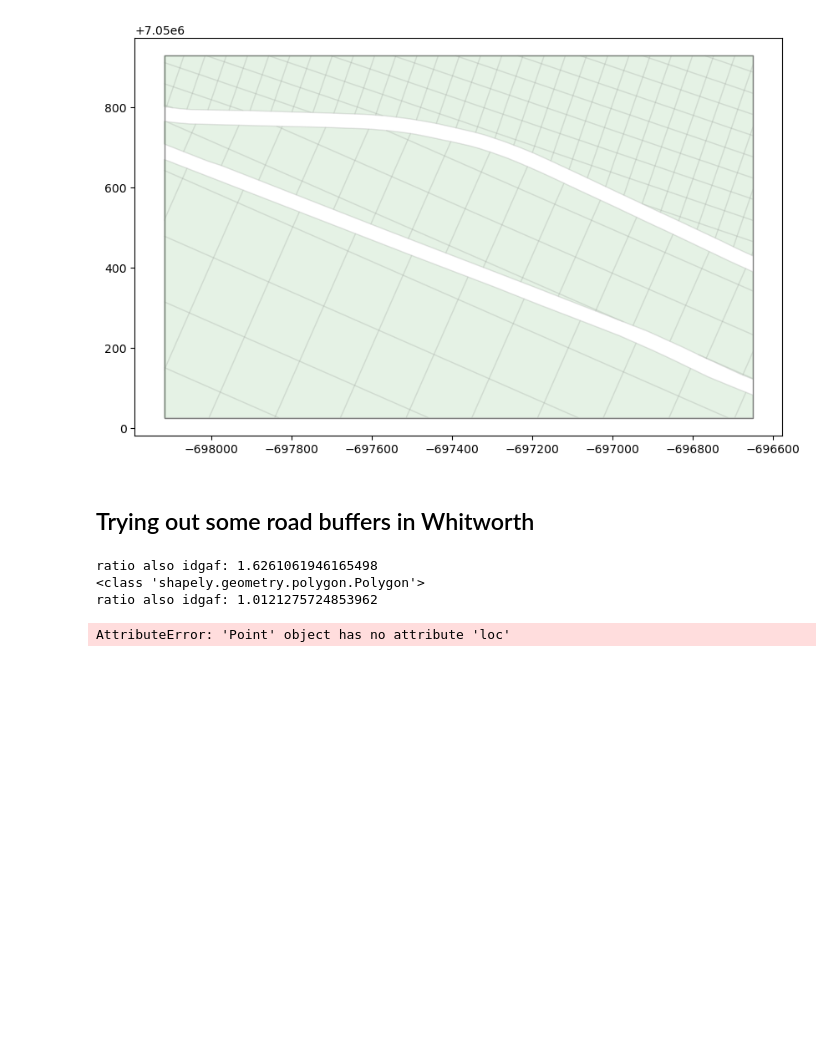
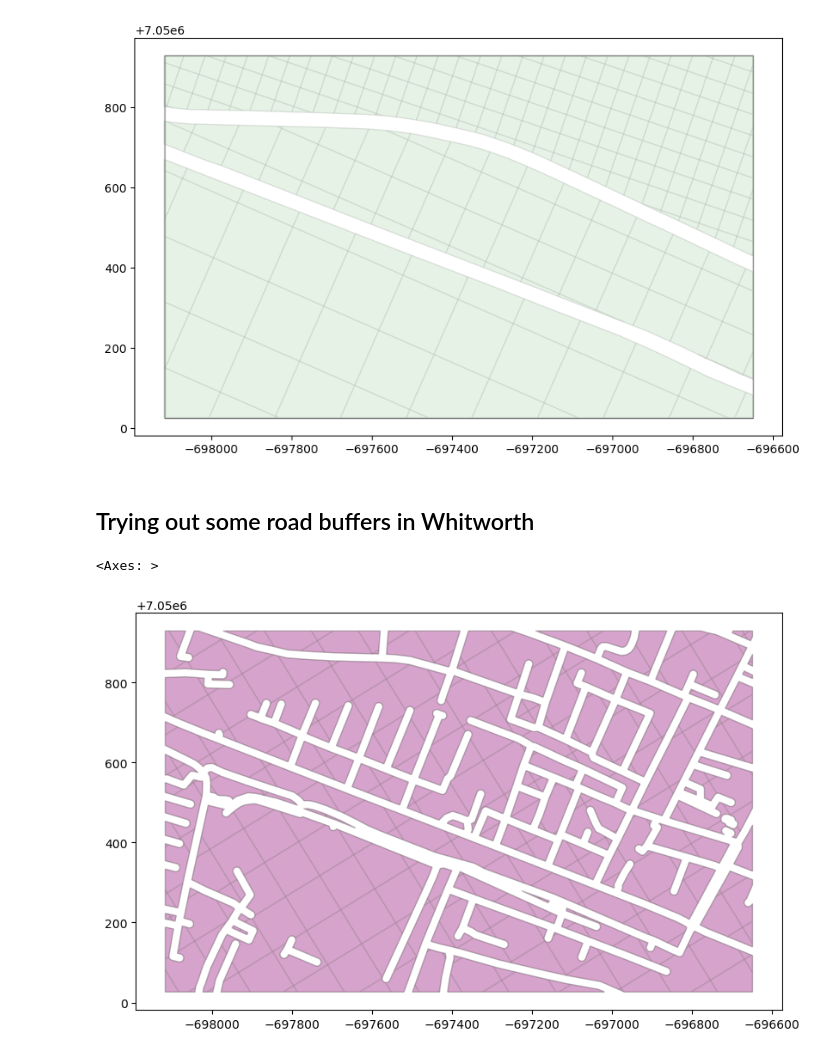
Before and after one commit to paddeaux/radian, a Jupyter notebook: radian_additions.ipynb, the cells around one changed output. Saved outputs shown, nothing was run; the diff lists cells and outputs as text; code cells hidden in the pictures; blank space fills up the shorter version.

Commit message:
Varying tiling angles

```diff
--- a/radian_additions.ipynb
+++ b/radian_additions.ipynb
@@ -271,32 +271,30 @@ def get_bounds_points(shape):
     return gpd.GeoDataFrame(pd.DataFrame([shapely.Point(x) for x in shape.boundary.coords], columns=['geometry']),geometry='geometry')
 
 def get_shape_bounds(shape):
-    if isinstance(shape, gpd.geodataframe.GeoDataFrame):
+    if isinstance(shape, gpd.geodataframe.GeoDataFrame) or isinstance(shape, gpd.geoseries.GeoSeries):
         return shape.total_bounds
     else:
         return shape.bounds
 
 def tile_squares(shape, side, angle):
-    shape_bb = get_bb(shape)
-    minx, miny, maxx, maxy = get_shape_bounds(shape)
     ox, oy = shape.centroid.x, shape.centroid.y
+    minx, miny, maxx, maxy = get_shape_bounds(shape.rotate(angle, origin=Point([ox,oy])))
     w = maxx - minx
     h = maxy - miny
 
     ratio = w/h
+
     # if ratio > 1: wider than tall
     # if ratio <1 : taller than wide
-    x_ratio = y_ratio = (ratio + 1)
+    x_ratio = y_ratio = (ratio + 2)
 
     if ratio > 1:
         x_ratio /= 2
     else:
         y_ratio /= 2
 
-    print("ratio also idgaf:", ratio)
-
-    grid_x = int((ratio+1)/2 * np.ceil(w/side))
-    grid_y = int((ratio+1) * np.ceil(h/side))
+    grid_x = int(x_ratio * np.ceil(w/side)) + 1
+    grid_y = int(y_ratio * np.ceil(h/side)) + 1
 
     w_offset = abs(w - (side * grid_x))
     h_offset = abs(h - (side * grid_y))
@@ -311,9 +309,8 @@ def tile_squares(shape, side, angle):
             square_list.append(square_origin(origin, side))
 
     squares = gpd.GeoDataFrame(pd.DataFrame(square_list, columns=['geometry']), geometry='geometry')
-    squares_rotate = gpd.GeoDataFrame(geometry=squares.rotate(angle, origin=shape.centroid.loc[0]), crs=shape.crs)
-    #return squares_rotate
-    return shape.overlay(squares_rotate, how='intersection')
+    squares_rotate = gpd.GeoDataFrame(geometry=squares.rotate(angle, origin=Point([ox,oy])), crs=shape.crs)
+    return shape.overlay(squares_rotate, how='intersection',keep_geom_type=False)
 
 gdf = gpd.read_file('geojson_polygons/whitworth.geojson')
 convert = True
@@ -417,40 +417,51 @@ ratio also idgaf: 2.9404042922624414
 # %%
 whit = gpd.read_file('geojson_polygons/whitworth.geojson').to_crs(3857)
 
 road = gpd.read_file('geojson_polygons/whitworth_roads.geojson').to_crs(3857)
 whit_squares = tile_squares(dcc, 100, get_bounds_angle(whit))
 
-def tile_gdf(gdf, size):
-    polygons = [poly for poly in gdf['geometry'][0].geoms]
-    print(type(polygons[0]))
-    print(tile_squares(polygons[0], 100, 45))
+def tile_gdf(gdf, size, angle):
+    gdf_out = gpd.GeoDataFrame(pd.DataFrame([], columns=['geometry']),geometry='geometry')
+    gdf_list = [gdf.iloc[[x]] for x in range(gdf.shape[0])]
+    for x in gdf_list:
+        gdf_out = pd.concat([gdf_out,tile_squares(x, size, get_bounds_angle(gdf))], ignore_index=True)
+    return gdf_out
+
+def multi_to_poly(multipoly):
+    polygons = [poly for poly in multipoly.geoms]
+    return gpd.GeoDataFrame(pd.DataFrame(polygons, columns=['geometry']), geometry='geometry')
+
+def gdf_multi_to_poly(gdf):
+    gdf_out = gpd.GeoDataFrame(pd.DataFrame([], columns=['geometry']),geometry='geometry')
+    for i in range(gdf.shape[0]):
+        if isinstance(gdf['geometry'][i], shapely.geometry.multipolygon.MultiPolygon):
+            gdf_out = pd.concat([gdf_out, multi_to_poly(gdf['geometry'][i])],ignore_index=True)
+        else:
+            gdf_out = pd.concat([gdf_out, gdf.iloc[[i]]],ignore_index=True)
+    return gdf_out
 
 road = road[road['geometry'].geom_type == "LineString"]
 
 road_poly = gpd.GeoDataFrame(pd.DataFrame(road.buffer(1), columns=['geometry']), geometry='geometry')
 road_buffer = gpd.GeoDataFrame(pd.DataFrame(road.buffer(10), columns=['geometry']), geometry='geometry')
 
 
 road_buffer = whit.overlay(road_buffer, how='symmetric_difference')
 road_buffer = whit.overlay(road_buffer, how='intersection')
 
-#road_poly = whit.overlay(road_poly, how='symmetric_difference')
+
+road_buffer = gdf_multi_to_poly(road_buffer)
 road_poly = whit.overlay(road_poly, how='intersection')
+road_buffer_test = tile_gdf(road_buffer, 100, 45)
 
-#rail_join = dcc.overlay(join_test, how='intersection')
-#join_grid = rail_join.overlay(test_squares, how='intersection')
-
-tile_gdf(road_buffer, 100)
 
 fig, ax = plt.subplots(1,1,figsize=(12,6))
 
-whit.plot(ax=ax, facecolor='none', edgecolor='grey')
+#whit.plot(ax=ax, facecolor='none', edgecolor='grey')
 #whit_squares.plot(ax=ax, facecolor='none', edgecolor='black', alpha=0.2)
-road_buffer.plot(ax=ax, facecolor='orange',alpha=0.2)
-
+road_buffer.plot(ax=ax, facecolor='blue', edgecolor='black', alpha=0.2)
+road_buffer_test.plot(ax=ax, facecolor='red', edgecolor='grey', alpha=0.2)
 #cx.add_basemap(ax, crs='EPSG:3857', attribution=False, source=cx.providers.CartoDB.Voyager)
 # %% [output]
-ratio also idgaf: 1.6261061946165498
-<class 'shapely.geometry.polygon.Polygon'>
-ratio also idgaf: 1.0121275724853962
+<Axes: >
-AttributeError: 'Point' object has no attribute 'loc'
+[figure, added]
```
Also changed, not shown: parts of 5 cells of this notebook, 1 other file.
